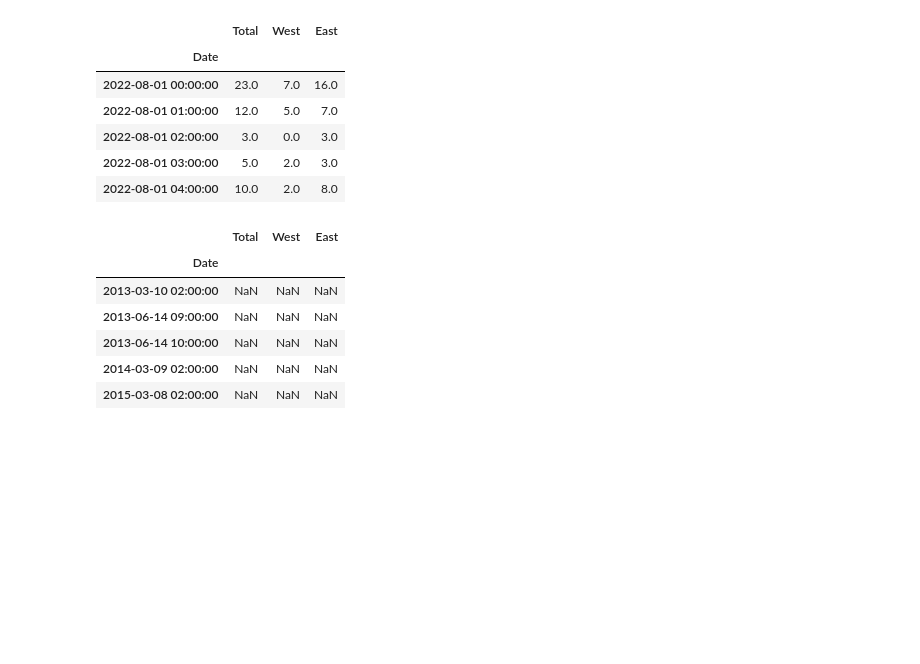
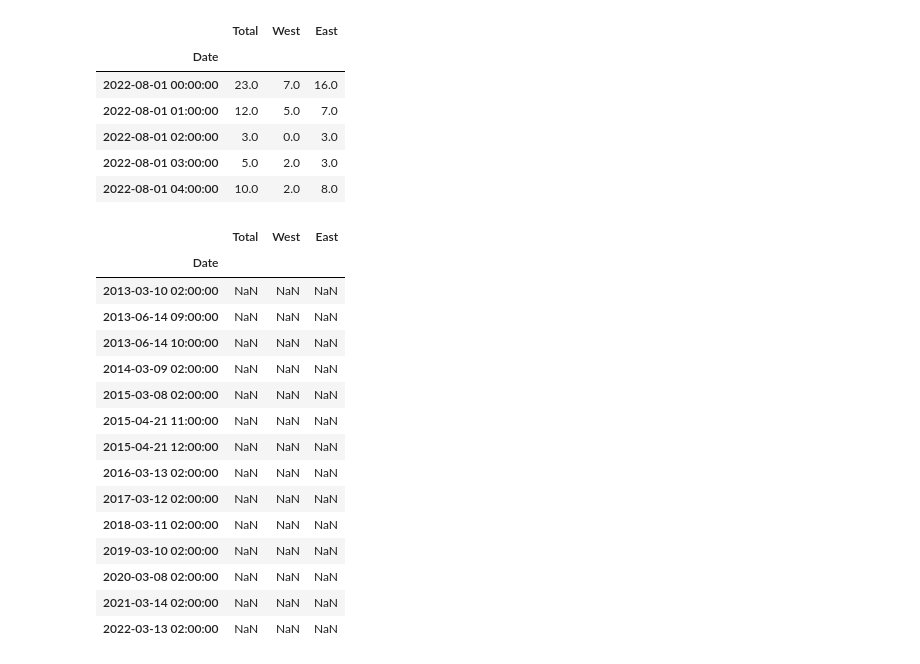
Before and after one commit to pierrick-dardelet/TP-fremont-bridge, a Jupyter notebook: TP-fremont-bridge.ipynb, the cells around one changed output. Saved outputs shown, nothing was run; the diff lists cells and outputs as text; code cells hidden in the pictures; blank space fills up the shorter version.

```diff
--- a/TP-fremont-bridge.ipynb
+++ b/TP-fremont-bridge.ipynb
@@ -111,15 +111,17 @@ DatetimeIndex(['2024-01-15 08:00:00', '2024-01-20 17:30:00'], dtype='datetime64[
 #Transformer la colonne Date en DatetimeIndex
 
 data['Date']=pd.to_datetime(data['Date'])
-
-#data.info()
+data.info()
 #On a bien converti la colonne Date en format datetime64[us]
 
 data.index=pd.to_datetime(data.Date,format="%m/%d/%Y %I:%M:%S %p")
+data.info()
 
-#data.info()
+#Là, on a ajouté en tant que colonne spéciale 'index' la colonne Date
+#On a donc la colonne 'Date' d'origine
+#et la colonne 'Date' dupliquée qui a le statut d'index.
+#On supprime la colonne 'Date d'origine et on garde l'index:
 
 del data["Date"]
-
-data.columns=['Total','West','East']
+data.head()
 # %% [output]
@@ -141,15 +162,26 @@ data.head()
 # %%
 #Données manquantes et extension types
 
 LignesIncompletes=data[data.isna().any(axis=1)]
+#Le masque de booléens utilisé ici utilise la condition "a au moins une colonne (car axis=1) où l'info est NaN"
 
-
-LignesIncompletes.head()
+LignesIncompletes
+#On obtient les 14 lignes contenant au moins un NaN dans une des colonnes (cf data.info précédent, 87586 non-null/87600)
+#Le hasard fait qu'ici les lignes qui ont au moins un NaN ont toujours des NaN simultanément sur toute une ligne
 # %% [output]
 |  | Total | West | East |
 | Date |  |  |  |
 | 2013-03-10 02:00:00 | NaN | NaN | NaN |
 | 2013-06-14 09:00:00 | NaN | NaN | NaN |
 | 2013-06-14 10:00:00 | NaN | NaN | NaN |
 | 2014-03-09 02:00:00 | NaN | NaN | NaN |
 | 2015-03-08 02:00:00 | NaN | NaN | NaN |
+| 2015-04-21 11:00:00 | NaN | NaN | NaN |
+| 2015-04-21 12:00:00 | NaN | NaN | NaN |
+| 2016-03-13 02:00:00 | NaN | NaN | NaN |
+| 2017-03-12 02:00:00 | NaN | NaN | NaN |
+| 2018-03-11 02:00:00 | NaN | NaN | NaN |
+| 2019-03-10 02:00:00 | NaN | NaN | NaN |
+| 2020-03-08 02:00:00 | NaN | NaN | NaN |
+| 2021-03-14 02:00:00 | NaN | NaN | NaN |
+| 2022-03-13 02:00:00 | NaN | NaN | NaN |
```
Also changed, not shown: parts of 9 cells of this notebook.
